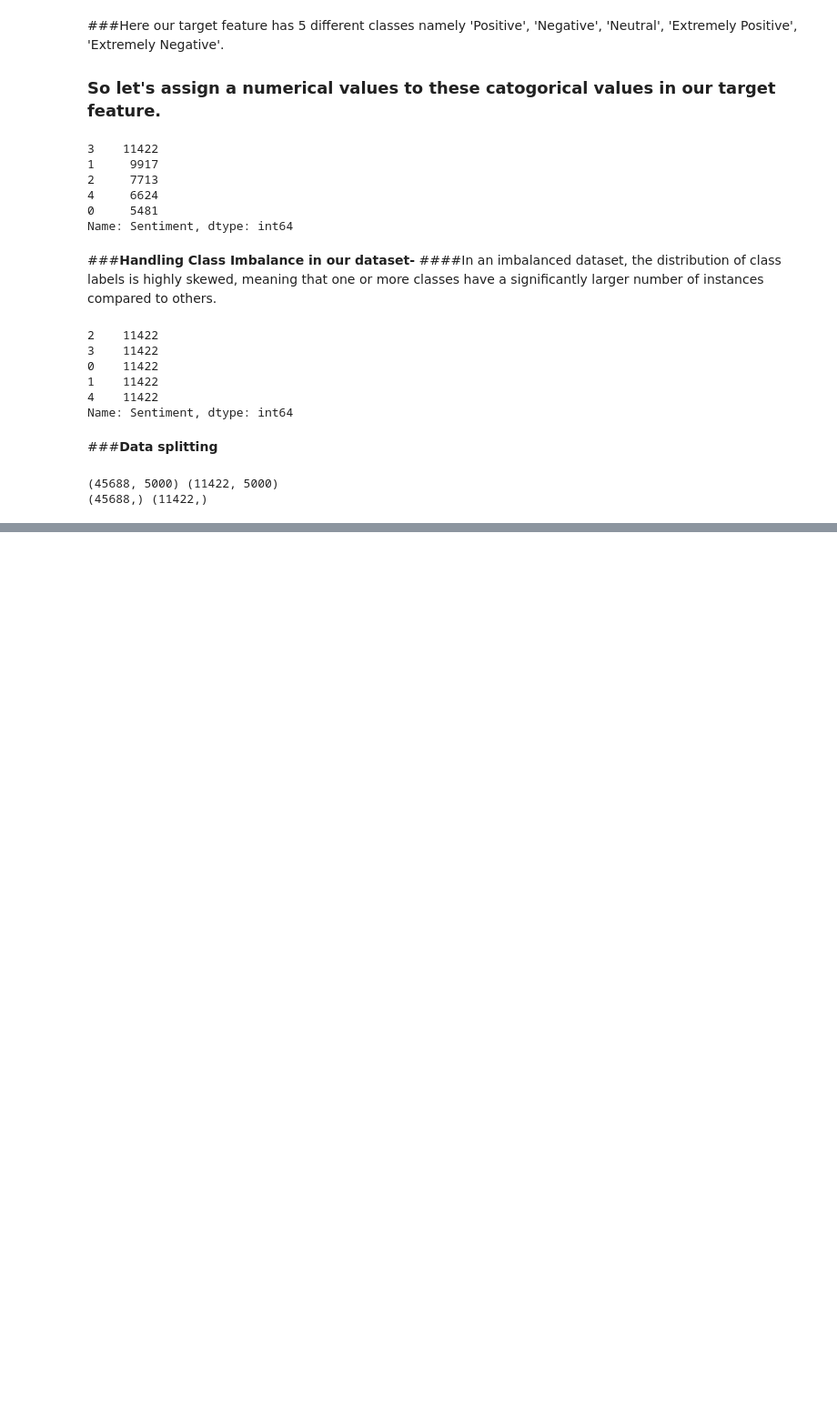
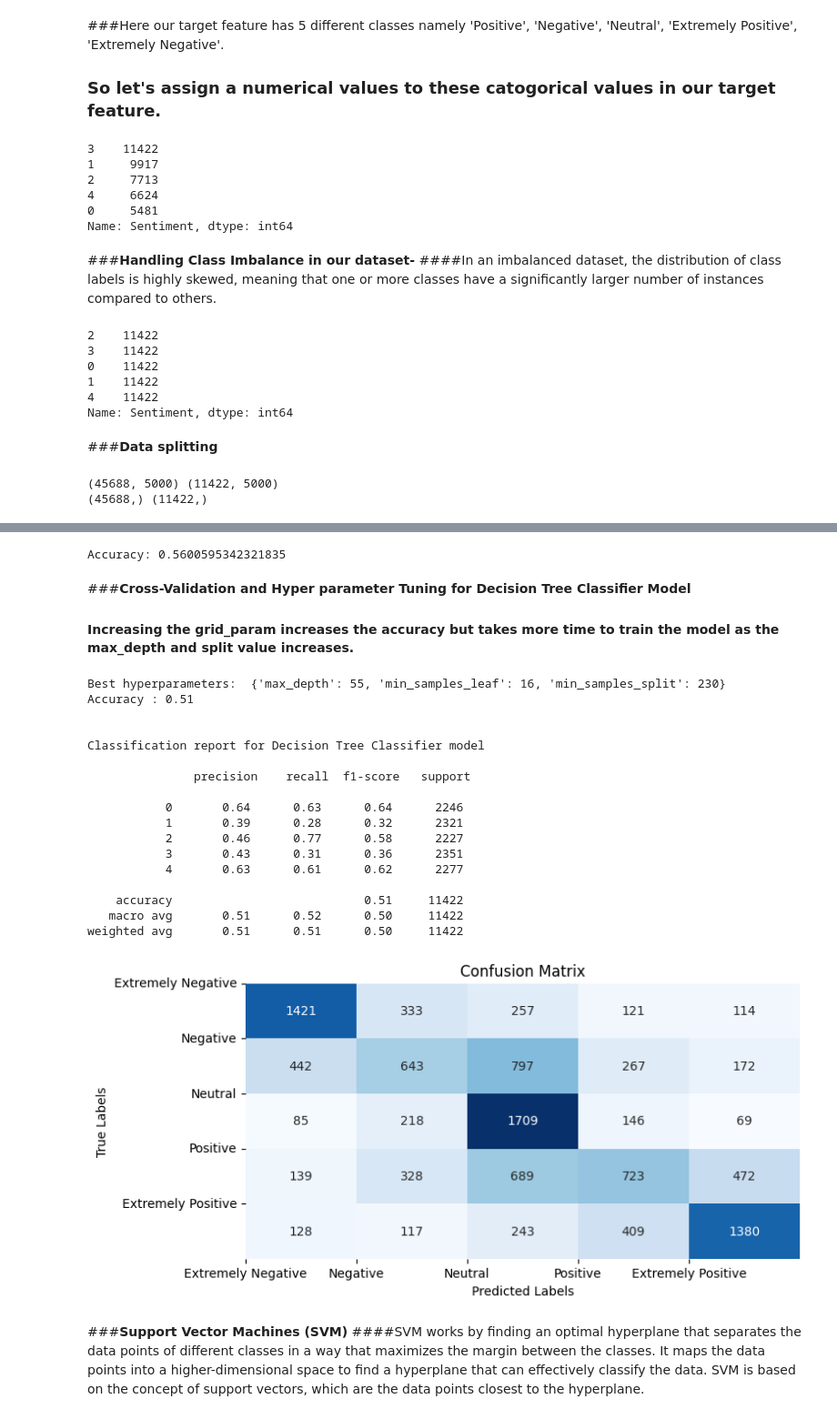
Before and after one commit to Mohamed-Harish-M-123/Capstone-Project-III, a Jupyter notebook: Coronavirus_Tweets_Sentiment_Analysis.ipynb, the cells around one changed output, grey strips where cells are left out. Shown: that part at 91% size. Drawn from its saved outputs; the diff is of its cells as text; code cells hidden in the pictures; blank space fills up the shorter version.

```diff
--- a/Coronavirus_Tweets_Sentiment_Analysis.ipynb
+++ b/Coronavirus_Tweets_Sentiment_Analysis.ipynb
@@ -484,0 +583,70 @@ print(Y_train.shape,Y_test.shape)
+# %%
+# Create an instance of the DecisionTreeClassifier model
+model_dt = DecisionTreeClassifier()
+
+# Fit the model to the training data
+model_dt.fit(X_train, y_train)
+
+# Make predictions on the test data
+y_pred_dt = model_dt.predict(X_test)
+
+# Calculate the accuracy of the model
+accuracy_dt = round(accuracy_score(y_test, y_pred_dt),2)
+print("Accuracy:", accuracy_dt)
+# %% [output]
+Accuracy: 0.5600595342321835
+# %% [markdown]
+###**Cross-Validation and Hyper parameter Tuning for Decision Tree Classifier Model**
+#### Increasing the grid_param increases the accuracy but takes more time to train the model as the max_depth and split value increases.
+# %%
+# Define the hyperparameters grid
+param_grid = {
+    'max_depth': [30, 40, 55],
+    'min_samples_split': [20, 40, 230],
+    'min_samples_leaf': [16, 32, 64]
+}
+
+# Create an instance of GridSearchCV
+grid_search_dt = GridSearchCV(estimator=model_dt, param_grid=param_grid, cv=5)
+
+# Fit the grid search to the training data
+grid_search_dt.fit(X_train, y_train)
+
+# Print the best hyperparameters found
+print("Best hyperparameters: ", grid_search_dt.best_params_)
+
+# Use the best model for predictions
+best_model_dt = grid_search_dt.best_estimator_
+y_pred_dt_gs = best_model_dt.predict(X_test)
+
+# Evaluation
+accuracy_dt_gs = round(accuracy_score(y_test, y_pred_dt_gs),2)
+
+print("Accuracy :", accuracy_dt_gs)
+
+# Checking the classification report
+print("\n\nClassification report for Decision Tree Classifier model\n\n", classification_report(y_test, y_pred_dt_gs))
+
+plot_confusion_matrix(y_test, y_pred_dt_gs)
+# %% [output]
+Best hyperparameters:  {'max_depth': 55, 'min_samples_leaf': 16, 'min_samples_split': 230}
+Accuracy : 0.51
+
+
+Classification report for Decision Tree Classifier model
+
+               precision    recall  f1-score   support
+
+           0       0.64      0.63      0.64      2246
+           1       0.39      0.28      0.32      2321
+           2       0.46      0.77      0.58      2227
+           3       0.43      0.31      0.36      2351
+           4       0.63      0.61      0.62      2277
+
+    accuracy                           0.51     11422
+   macro avg       0.51      0.52      0.50     11422
+weighted avg       0.51      0.51      0.50     11422
+[figure, added]
+# %% [markdown]
+###**Support Vector Machines (SVM)**
+####SVM works by finding an optimal hyperplane that separates the data points of different classes in a way that maximizes the margin between the classes. It maps the data points into a higher-dimensional space to find a hyperplane that can effectively classify the data. SVM is based on the concept of support vectors, which are the data points closest to the hyperplane.
```
Also changed, not shown: parts of 15 cells of this notebook.
